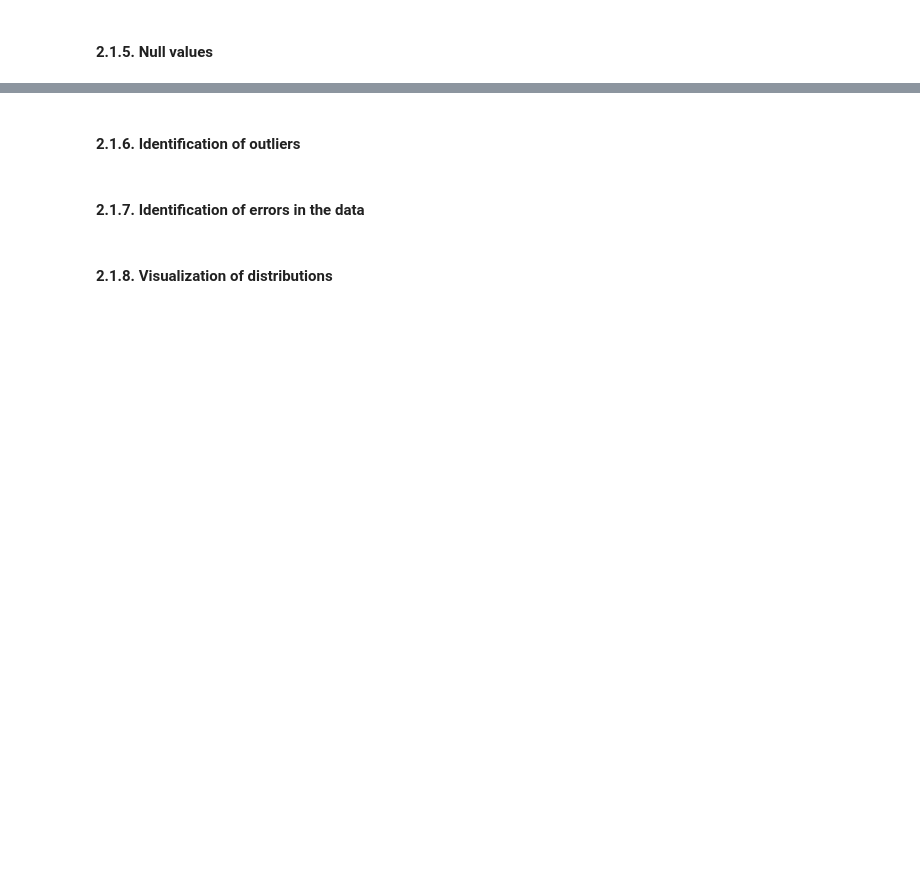
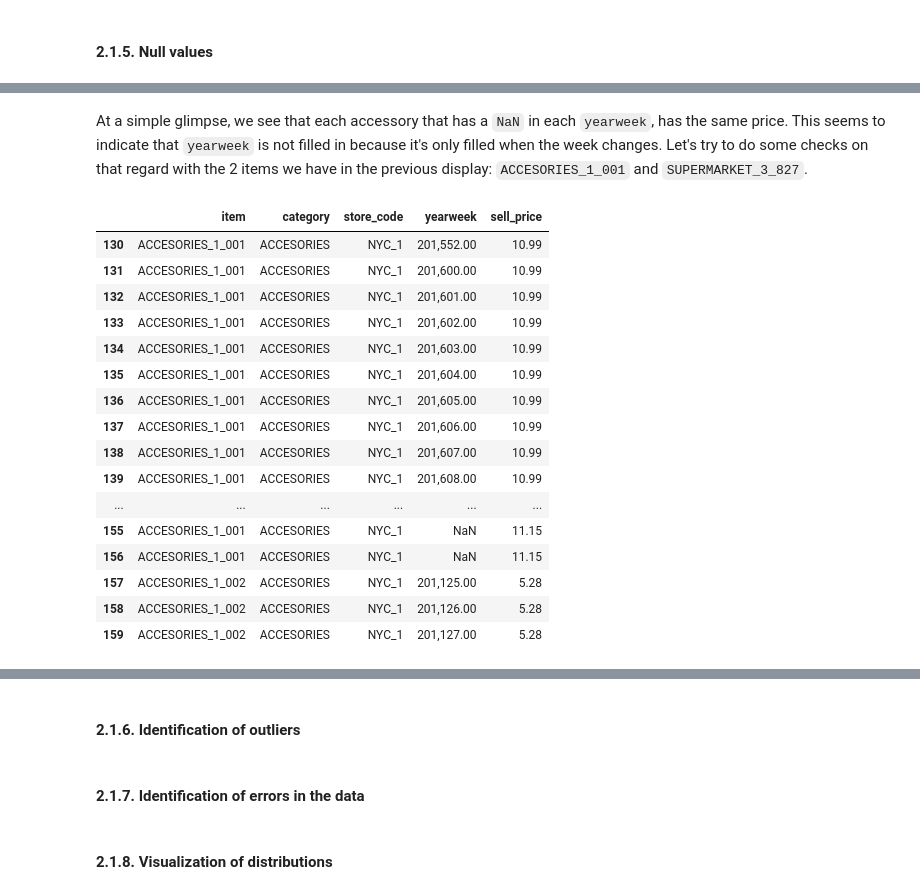
Before and after one commit to midimu/DS-Market, a Jupyter notebook: 1 - Analysis/DS Market - Analysis.ipynb, the cells around one changed output, grey strips where cells are left out. Saved outputs shown, nothing was run; the diff lists cells and outputs as text; code cells hidden in the pictures; blank space fills up the shorter version.

```diff
--- a/1 - Analysis/DS Market - Analysis.ipynb
+++ b/1 - Analysis/DS Market - Analysis.ipynb
@@ -391,0 +450,22 @@ calendar.describe(include = 'number').T
+# %% [markdown]
+At a simple glimpse, we see that each accessory that has a `NaN` in each `yearweek`, has the same price. This seems to indicate that `yearweek` is not filled in because it's only filled when the week changes. Let's try to do some checks on that regard with the 2 items we have in the previous display: `ACCESORIES_1_001` and `SUPERMARKET_3_827`.
+# %%
+prices.iloc[130: 160]
+# %% [output]
+|  | item | category | store_code | yearweek | sell_price |
+| 130 | ACCESORIES_1_001 | ACCESORIES | NYC_1 | 201,552.00 | 10.99 |
+| 131 | ACCESORIES_1_001 | ACCESORIES | NYC_1 | 201,600.00 | 10.99 |
+| 132 | ACCESORIES_1_001 | ACCESORIES | NYC_1 | 201,601.00 | 10.99 |
+| 133 | ACCESORIES_1_001 | ACCESORIES | NYC_1 | 201,602.00 | 10.99 |
+| 134 | ACCESORIES_1_001 | ACCESORIES | NYC_1 | 201,603.00 | 10.99 |
+| 135 | ACCESORIES_1_001 | ACCESORIES | NYC_1 | 201,604.00 | 10.99 |
+| 136 | ACCESORIES_1_001 | ACCESORIES | NYC_1 | 201,605.00 | 10.99 |
+| 137 | ACCESORIES_1_001 | ACCESORIES | NYC_1 | 201,606.00 | 10.99 |
+| 138 | ACCESORIES_1_001 | ACCESORIES | NYC_1 | 201,607.00 | 10.99 |
+| 139 | ACCESORIES_1_001 | ACCESORIES | NYC_1 | 201,608.00 | 10.99 |
+| ... | ... | ... | ... | ... | ... |
+| 155 | ACCESORIES_1_001 | ACCESORIES | NYC_1 | NaN | 11.15 |
+| 156 | ACCESORIES_1_001 | ACCESORIES | NYC_1 | NaN | 11.15 |
+| 157 | ACCESORIES_1_002 | ACCESORIES | NYC_1 | 201,125.00 | 5.28 |
+| 158 | ACCESORIES_1_002 | ACCESORIES | NYC_1 | 201,126.00 | 5.28 |
+| 159 | ACCESORIES_1_002 | ACCESORIES | NYC_1 | 201,127.00 | 5.28 |
```
Also changed, not shown: parts of 23 cells of this notebook.
